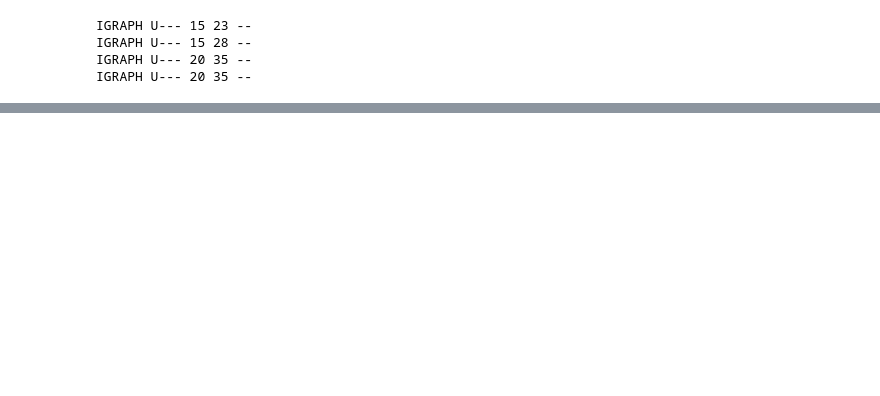
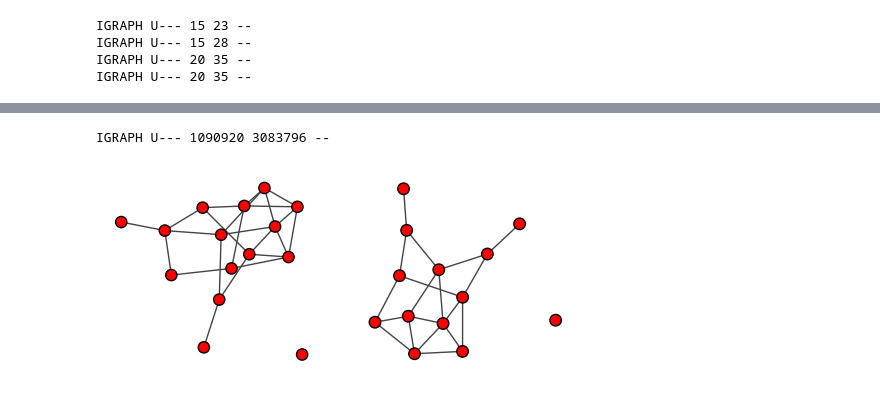
Before and after one commit to qwertymert/yzv413_project, a Jupyter notebook: project.ipynb, the cells around one changed output, grey strips where cells are left out. Drawn from its saved outputs; the diff is of its cells as text; code cells hidden in the pictures; blank space fills up the shorter version.

Commit message:
Attack functions implemented

```diff
--- a/project.ipynb
+++ b/project.ipynb
@@ -99,0 +104,28 @@ plt.show()
+# %%
+ig.summary(road_network_graph)
+# %% [output]
+IGRAPH U--- 1090920 3083796 --
+# %%
+def random_attack(graph, n):
+    g = graph.copy()
+    for i in range(n):
+        g.delete_vertices(random.choice(g.vs))
+    return g
+# %%
+gRT = random_attack(g1, 2)
+fig, ax = plt.subplots(1, 2, figsize=(6, 12))
+ig.plot(
+	g1,
+	target=ax[0],
+	vertex_size=0.3,
+	edge_width=1,
+)
+ig.plot(
+	gRT,
+	target=ax[1],
+	vertex_size=0.3,
+	edge_width=1,
+)
+plt.show()
+# %% [output]
+[figure, added]
```
Also changed, not shown: parts of 9 cells of this notebook.
